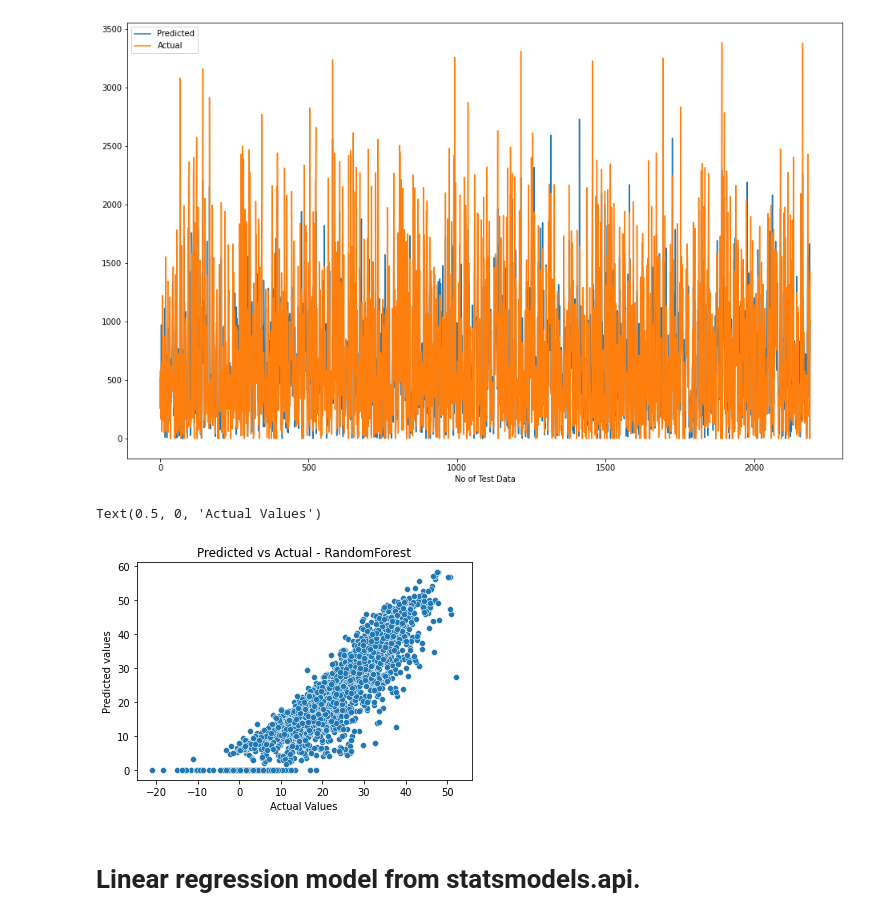
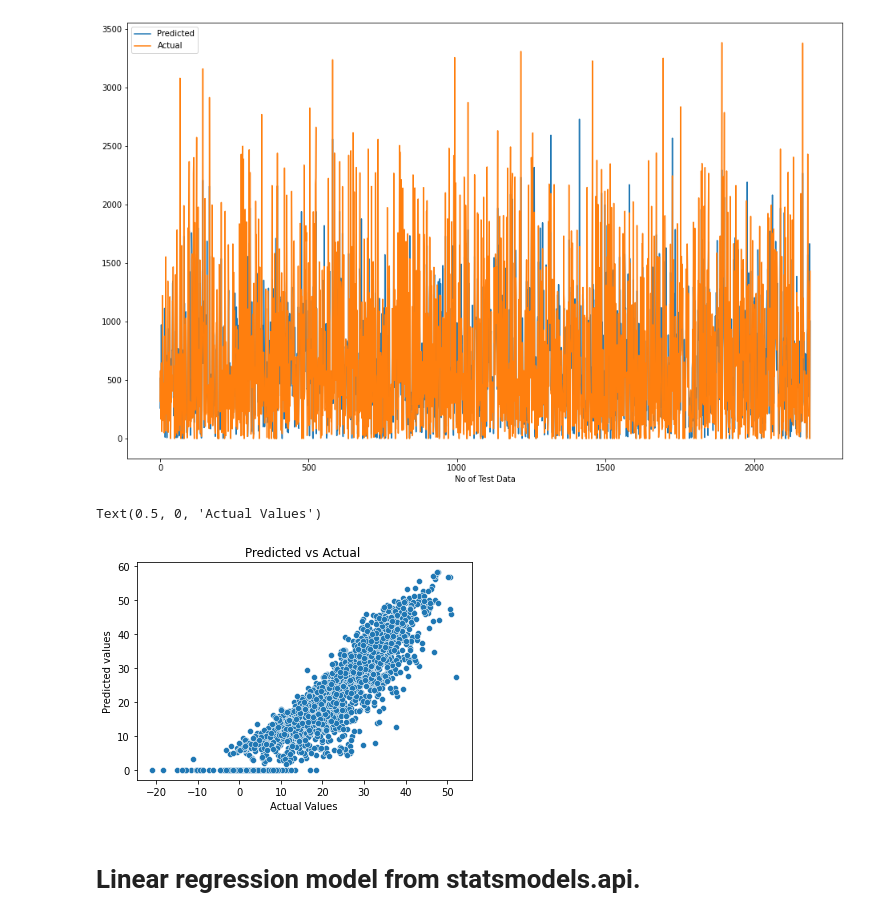
Before and after one commit to ShubhKjoshi/Bike_sharing_demand_prediction_Capstone-_project_Regression, a Jupyter notebook: Bike_Sharing_Demand_Prediction_Capstone_Project.ipynb, the cells around one changed output. Cells and saved outputs as stored; diff of their text form; code cells hidden in the pictures.

```diff
--- a/Bike_Sharing_Demand_Prediction_Capstone_Project.ipynb
+++ b/Bike_Sharing_Demand_Prediction_Capstone_Project.ipynb
@@ -739,12 +756,12 @@ plt.show()
 # %%
 #visualizing the predictions
 sns.scatterplot(x=y_pred_test ,y=y_test)
-plt.title('Predicted vs Actual - RandomForest')
+plt.title('Predicted vs Actual ')
 plt.ylabel('Predicted values')
 plt.xlabel('Actual Values')
 # %% [output]
 Text(0.5, 0, 'Actual Values')
-[figure, old version]
+[figure, new version]
 # %% [markdown]
 # Linear regression model from statsmodels.api.
 # %%
```
Also changed, not shown: parts of 58 cells of this notebook.
